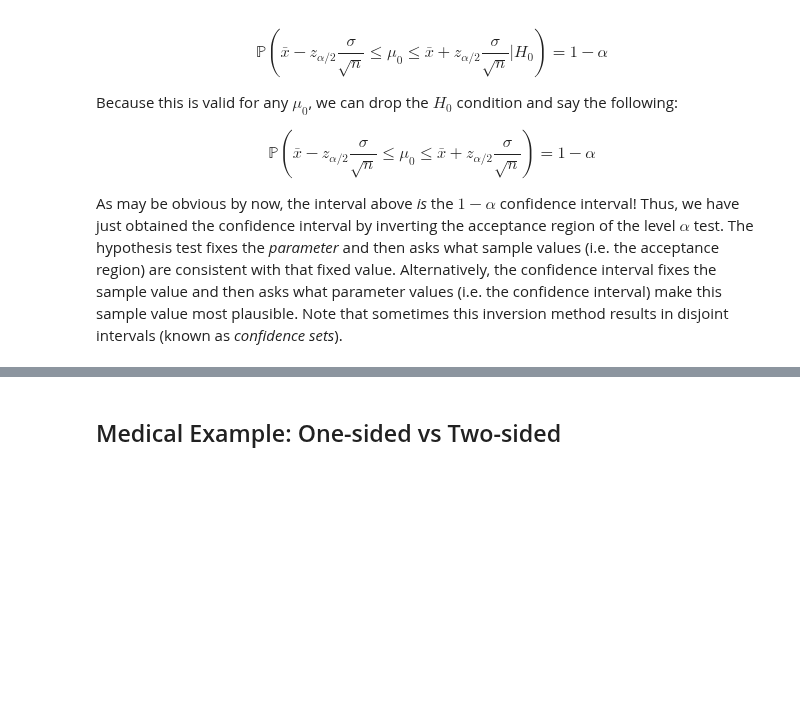
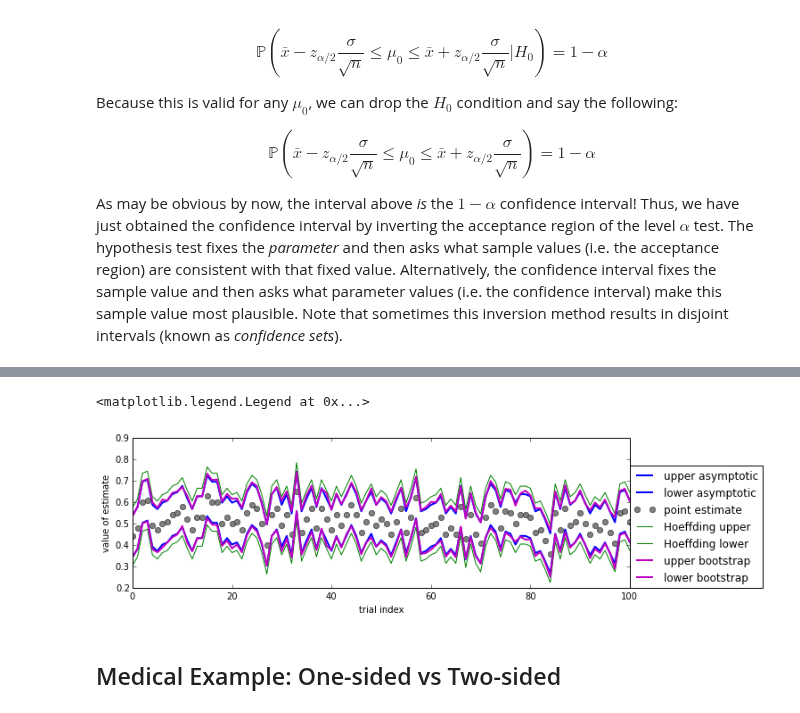
Before and after one commit to unpingco/Python-for-Signal-Processing, a Jupyter notebook: Confidence_Intervals.ipynb, the cells around one changed output, grey strips where cells are left out. Saved outputs shown, nothing was run; the diff lists cells and outputs as text; code cells hidden in the pictures; blank space fills up the shorter version.

```diff
--- a/Confidence_Intervals.ipynb
+++ b/Confidence_Intervals.ipynb
@@ -157,3 +204,23 @@ As may be obvious by now, the interval above *is* the $1-\alpha$ confidence inte
+# %%
+# compute bootstrap confidence intervals
+upper_b,lower_b=zip(*[ compute_bootstrap_CI(xs[:,i]) for i in range(xs.shape[1]) ])
+# %%
+fig,ax=subplots()
+fig.set_size_inches((10,3))
+ax.axis(ymin=0.2,ymax=0.9,xmax=100)
+ax.plot(upper,label='upper asymptotic',lw=2.)
+ax.plot(lower,label='lower asymptotic',lw=2.,color='b')
+ax.plot(phat,'o',color='gray',label='point estimate')
+ax.plot(phat+epsilon_n,label='Hoeffding upper',color='g')
+ax.plot(phat-epsilon_n,label='Hoeffding lower',color='g')
+ax.plot(upper_b,label='upper bootstrap',lw=2.,color='m')
+ax.plot(lower_b,label='lower bootstrap',lw=2.,color='m')
+ax.set_xlabel('trial index')
+ax.set_ylabel('value of estimate')
+ax.legend(loc=(1,0))
+# %% [output]
+<matplotlib.legend.Legend at 0x...>
+[figure, added]
 # %% [markdown]
 ## Medical Example: One-sided vs Two-sided
 # %%
```
Also changed, not shown: parts of 18 cells of this notebook.
